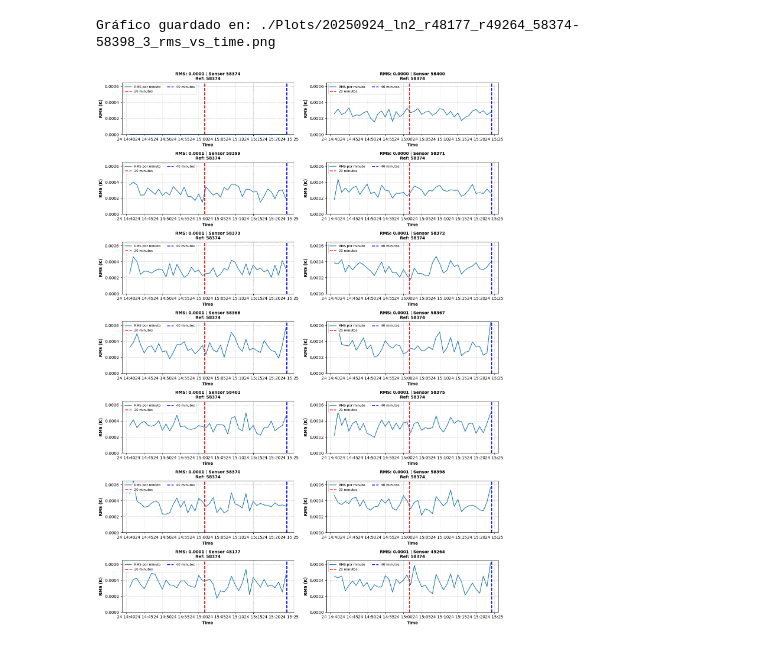
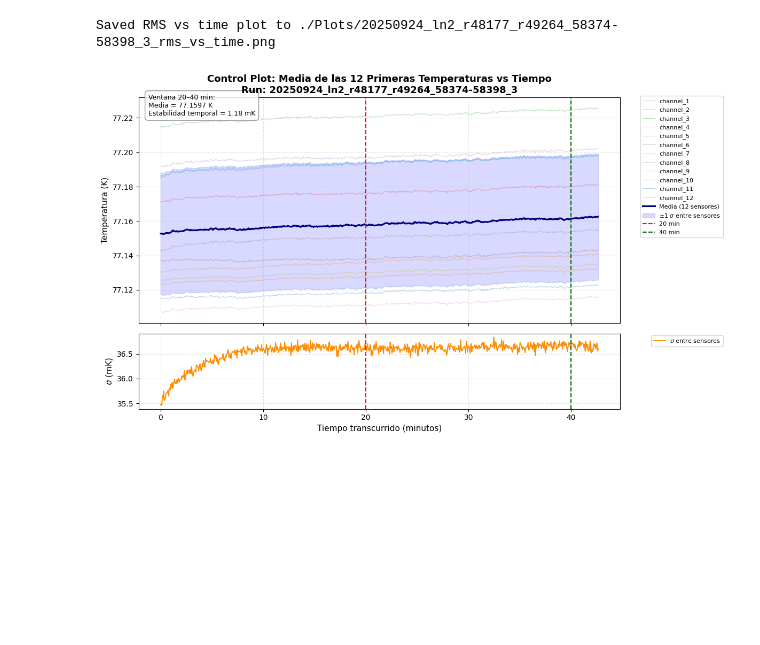
Before and after one commit to garpol/rtd-calibration-ana, a Jupyter notebook: RTD_Calibration_VGP/notebooks/RUN_BUENO.ipynb, the cells around one changed output. Drawn from its saved outputs; the diff is of its cells as text; code cells hidden in the pictures; blank space fills up the shorter version.

```diff
--- a/RTD_Calibration_VGP/notebooks/RUN_BUENO.ipynb
+++ b/RTD_Calibration_VGP/notebooks/RUN_BUENO.ipynb
@@ -18,8 +20,12 @@ from pathlib import Path
 import pandas as pd
 
 # Read the logfile from the repository data folder (relative path from the notebook)
-repo_root = Path('..').resolve()  # notebooks/.. -> RTD_Calibration_VGP
-logfile_path = (repo_root / 'data' / 'LogFile.csv').resolve()
+#repo_root = Path('..').resolve()  # notebooks/.. -> RTD_Calibration_VGP
+repo_root = (Path('../..').resolve())  # Sube 2 niveles hasta la raíz del repo
+
+#logfile_path = (repo_root / 'data' / 'LogFile.csv').resolve()
+logfile_path = (repo_root / 'RTD_Calibration_VGP' / 'data' / 'LogFile.csv').resolve()
+
 if not logfile_path.exists():
     print(f'Warning: logfile not found at {logfile_path}. Create or provide RTD_Calibration_VGP/data/LogFile.csv before running data processing cells.')
     logfile_df = pd.DataFrame()
@@ -114,5 +135,64 @@ Offsets medios calculados para los últimos 20 minutos del run.
 # %%
 run.plot_rms_vs_time(output_dir= "./Plots/")
 # %% [output]
-Gráfico guardado en: ./Plots/20250924_ln2_r48177_r49264_58374-58398_3_rms_vs_time.png
+Saved RMS vs time plot to ./Plots/20250924_ln2_r48177_r49264_58374-58398_3_rms_vs_time.png
-[figure, removed]
+# %%
+import matplotlib.pyplot as plt
+import pandas as pd
+import numpy as np
+
+# 1. Seleccionar los 12 primeros canales (sensores a calibrar, sin las referencias 13 y 14)
+first_12_channels = run.temperature_data.iloc[:, :12]
+
+# 2. Calcular la media y desviación estándar entre los 12 sensores en cada instante
+mean_temp_12 = first_12_channels.mean(axis=1)
+std_temp_12 = first_12_channels.std(axis=1)
+
+# 3. Calcular tiempo relativo en minutos desde el inicio del run
+time_start = run.temperature_data.index.min()
+time_minutes = (run.temperature_data.index - time_start).total_seconds() / 60.0
+
+# 4. Crear figura con 2 subplots (temperatura media y dispersión mK)
+fig, (ax1, ax2) = plt.subplots(2, 1, figsize=(12, 7), sharex=True, gridspec_kw={'height_ratios': [3, 1]})
+
+# --- Panel 1: Temperaturas individuales y Media ---
+for col in first_12_channels.columns:
+    ax1.plot(time_minutes, first_12_channels[col], alpha=0.3, linewidth=0.8, label=str(col))
+
+# Media destacada
+ax1.plot(time_minutes, mean_temp_12, color='navy', linewidth=2.2, label='Media (12 sensores)')
+
+# Banda de dispersión ±1 sigma entre sensores
+ax1.fill_between(time_minutes, mean_temp_12 - std_temp_12, mean_temp_12 + std_temp_12,
+                 color='blue', alpha=0.15, label='±1 $\\sigma$ entre sensores')
+
+# Marcas de la ventana de calibración (20 a 40 min)
+ax1.axvline(20, color='crimson', linestyle='--', linewidth=1.5, label='20 min')
+ax1.axvline(40, color='darkgreen', linestyle='--', linewidth=1.5, label='40 min')
+
+ax1.set_title(f"Control Plot: Media de las 12 Primeras Temperaturas vs Tiempo\nRun: {filename}", fontsize=13, fontweight='bold')
+ax1.set_ylabel("Temperatura (K)", fontsize=11)
+ax1.grid(True, linestyle=':', alpha=0.6)
+ax1.legend(loc='upper right', bbox_to_anchor=(1.22, 1.02), fontsize=8)
+
+# Estadísticas en la ventana estable 20-40 min
+mask_20_40 = (time_minutes >= 20) & (time_minutes <= 40)
+if mask_20_40.any():
+    mean_val = mean_temp_12[mask_20_40].mean()
+    std_val = mean_temp_12[mask_20_40].std()
+    ax1.text(0.02, 0.92, f"Ventana 20–40 min:\nMedia = {mean_val:.4f} K\nEstabilidad temporal = {std_val*1000:.2f} mK",
+             transform=ax1.transAxes, fontsize=9, bbox=dict(boxstyle='round,pad=0.5', facecolor='white', alpha=0.85, edgecolor='gray'))
+
+# --- Panel 2: Dispersión instantánea entre sensores (mK) ---
+ax2.plot(time_minutes, std_temp_12 * 1000, color='darkorange', linewidth=1.4, label='$\\sigma$ entre sensores')
+ax2.axvline(20, color='crimson', linestyle='--', linewidth=1.5)
+ax2.axvline(40, color='darkgreen', linestyle='--', linewidth=1.5)
+ax2.set_xlabel("Tiempo transcurrido (minutos)", fontsize=11)
+ax2.set_ylabel("$\\sigma$ (mK)", fontsize=11)
+ax2.grid(True, linestyle=':', alpha=0.6)
+ax2.legend(loc='upper right', bbox_to_anchor=(1.22, 1.02), fontsize=8)
+
+plt.tight_layout()
+plt.show()
+# %% [output]
+[figure, added]
```
Also changed, not shown: parts of 8 cells of this notebook, 3 other files.
